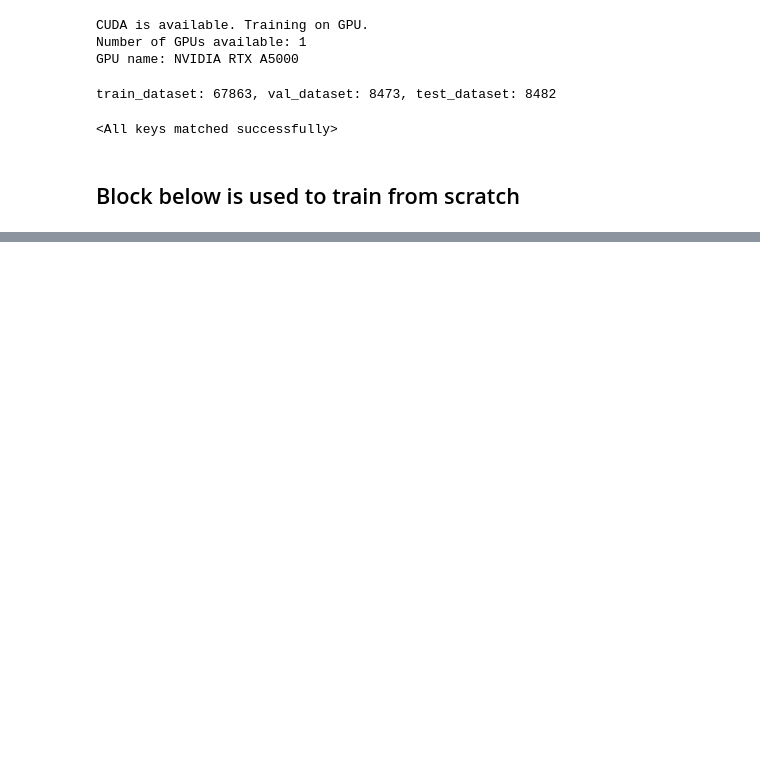
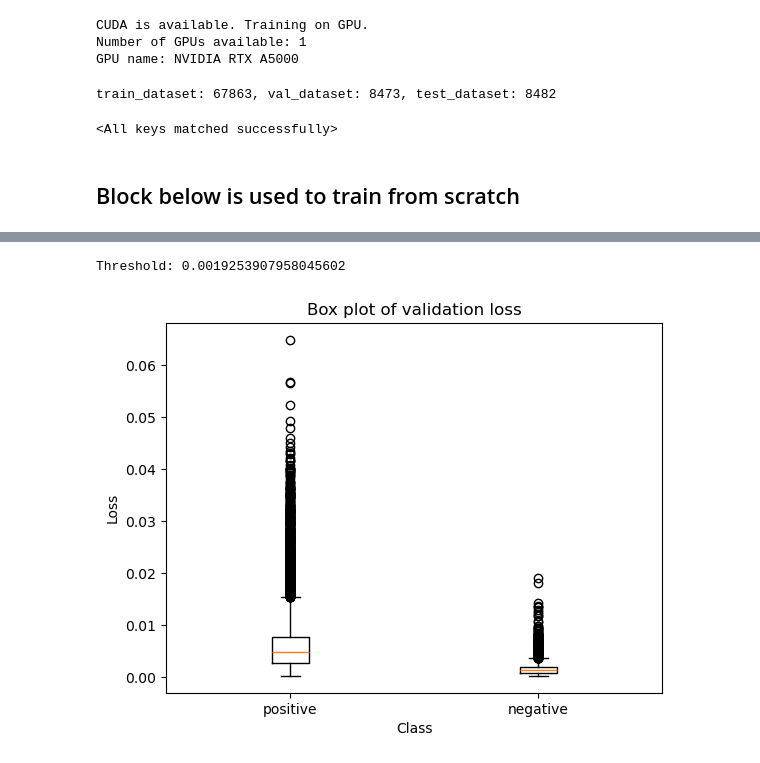
Before and after one commit to oxygen-TW/DLMI_course_project, a Jupyter notebook: evaluate.ipynb, the cells around one changed output, grey strips where cells are left out. Drawn from its saved outputs; the diff is of its cells as text; code cells hidden in the pictures; blank space fills up the shorter version.

```diff
--- a/evaluate.ipynb
+++ b/evaluate.ipynb
@@ -15,3 +13,6 @@ save_path = 'model_128.pth'
+# %%
+# save_path = 'model_128.pth'
+save_path = 'model_Conv.pth'
 # %%
 if torch.cuda.is_available():
     print("CUDA is available. Training on GPU.")
@@ -30,14 +31,18 @@ device = torch.device("cuda" if torch.cuda.is_available() else "cpu")
 
 # 数据预处理
 transform_train = transforms.Compose([
-    transforms.Resize((128, 128)),  # 调整图片大小
+    # transforms.Resize((128, 128)),  # 调整图片大小
+    transforms.CenterCrop((128, 128)),
+    transforms.Grayscale(num_output_channels=3),  # 转换为灰度图
     transforms.RandomRotation(10),
     transforms.ToTensor(),  # 将图片转换为Tensor
     transforms.Normalize((0.5, 0.5, 0.5), (0.5, 0.5, 0.5)), #[-1, 1]
 ])
 
 transform = transforms.Compose([
-    transforms.Resize((128, 128)),  # 调整图片大小
+    # transforms.Resize((128, 128)),  # 调整图片大小
+    transforms.CenterCrop((128, 128)),
+    transforms.Grayscale(num_output_channels=3),  # 转换为灰度图
     transforms.ToTensor(),  # 将图片转换为Tensor
     transforms.Normalize((0.5, 0.5, 0.5), (0.5, 0.5, 0.5)), #[-1, 1]
 ])
@@ -58,7 +63,8 @@ test_loader = DataLoader(test_dataset, batch_size=256, shuffle=False, pin_memory
 print(f"train_dataset: {len(train_dataset)}, val_dataset: {len(val_dataset)}, test_dataset: {len(test_dataset)}")
 
 # 初始化模型
-autoencoder = AutoEncoder().to(device)
+# autoencoder = AutoEncoder().to(device)
+autoencoder = ConvAEN().to(device)
 
 # 损失函数和优化器
 loss_func = nn.MSELoss()
@@ -139,12 +150,29 @@ print(negative_data)
 # %%
 # #Calculate 95 precentile of negative data
-# threshold = np.percentile(negative_data, 50)
-# print(f"Threshold: {threshold}")
+threshold = np.percentile(negative_data, 75)
+print(f"Threshold: {threshold}")
 def thresholding(x, threshold):
     if x > threshold:
         return 1
     else:
         return 0
+# %% [output]
+Threshold: 0.0019253907958045602
+# %%
+#Draw positive and negative box plot
+
+plt.boxplot([val_results["positive"], val_results["negative"]], labels=["positive", "negative"])
+
+#Range focus on "box" part
+# plt.ylim(0, 1)
+
+plt.title("Box plot of validation loss")
+plt.xlabel("Class")
+plt.ylabel("Loss")
+plt.savefig("box_plot.png")
+plt.show()
+# %% [output]
+[figure, added]
 # %%
 # 初始化列表以存储真实标签和模型预测概率
 y_true = []
```
Also changed, not shown: parts of 13 cells of this notebook.
